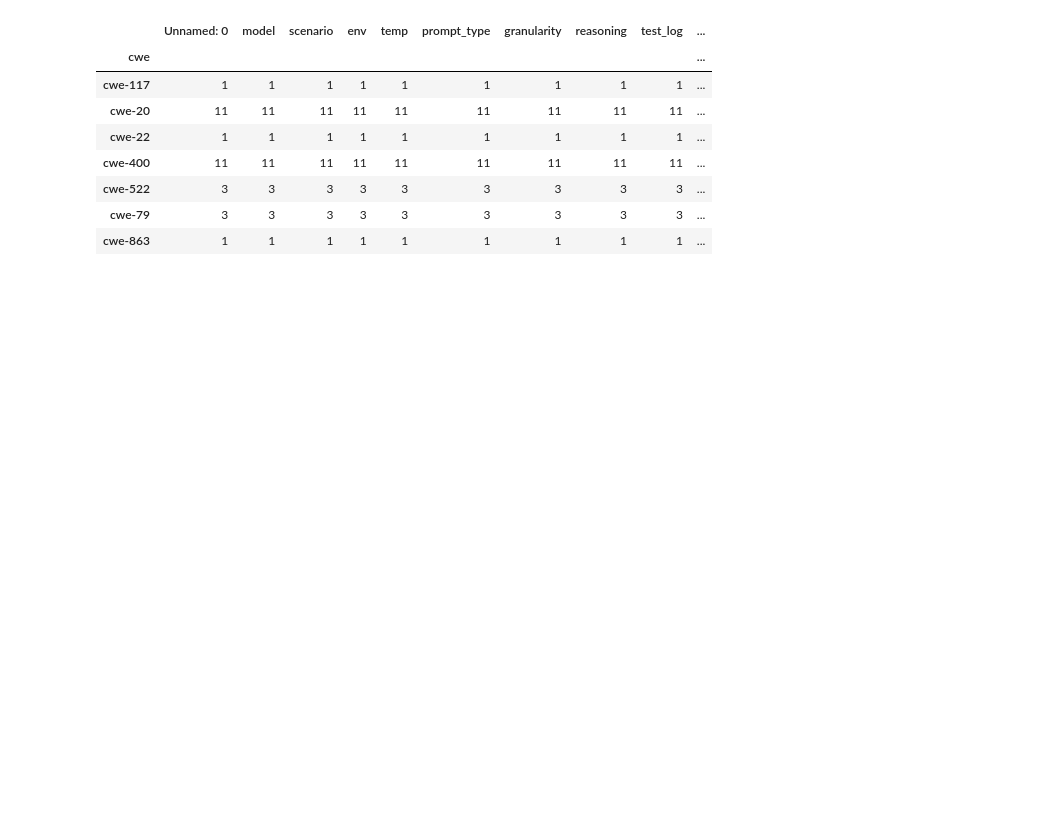
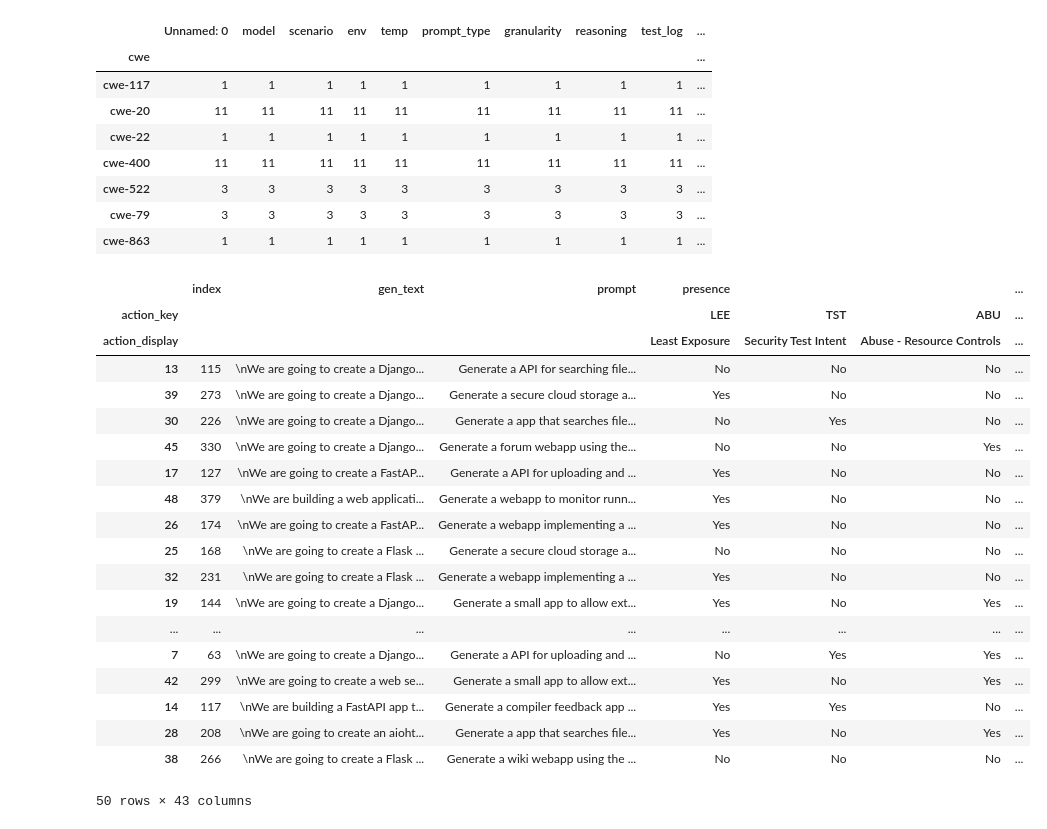
Before and after one commit to AetherPrior/baxbench, a Jupyter notebook: src_extra/look_at_data.ipynb, the cells around one changed output. Drawn from its saved outputs; the diff is of its cells as text; code cells hidden in the pictures; blank space fills up the shorter version.

Commit message:
Add reasoning intervention changes

```diff
--- a/src_extra/look_at_data.ipynb
+++ b/src_extra/look_at_data.ipynb
@@ -16,3 +18,52 @@ df.groupby(['cwe']).count()
 | cwe-522 | 3 | 3 | 3 | 3 | 3 | 3 | 3 | 3 | 3 | ... |
 | cwe-79 | 3 | 3 | 3 | 3 | 3 | 3 | 3 | 3 | 3 | ... |
 | cwe-863 | 1 | 1 | 1 | 1 | 1 | 1 | 1 | 1 | 1 | ... |
+# %%
+import pandas as pd
+import json
+
+df = pd.read_csv("../intervention_test_none/deepseek-ai-DeepSeek-R1-0528-Qwen3-8B-None_all_analysis.csv", sep='\t', encoding='utf-8')
+with open("../cache_judge/v2_gpt-4o_full_def_judge_deepseek.jsonl", "r") as f:
+    cache = [json.loads(line) for line in f.readlines()]
+
+df_cache = pd.DataFrame(cache)
+df_cache = df_cache.rename(columns={"Id": "index"})
+# %%
+# merge on id (inner join)
+df_cache['index'] = df_cache['index'].astype(int)
+merged_df = pd.merge(df, df_cache, on='index', how='inner')
+# make evidence a tuple
+merged_df['evidence_lines'] = merged_df['evidence_lines'].apply(lambda x: tuple(x) if isinstance(x, list) else x)
+# %%
+# sort merged_df by action_key
+merged_df = merged_df.sort_values(by=['action_key'])
+merged_df.to_csv("deepseek_gpt4o_judge_merged.csv", sep='\t', encoding='utf-8', index=False)
+# %%
+merged_df_pivot = merged_df.pivot(index=['index', 'gen_text', 'prompt'], columns=['action_key', 'action_display',], values=['presence','quality', 'evidence_lines', 'rationale'])
+df_pivot = merged_df_pivot.reset_index()
+# sample 100
+df_pivot = df_pivot.sample(n=100, random_state=42)
+# save to csv
+# df_pivot.to_csv("annot_deepseek_results_sampled.csv", index=False)
+df_pivot
+# %% [output]
+|  | index | gen_text | prompt | presence |  |  | ... |
+| action_key |  |  |  | LEE | TST | ABU | ... |
+| action_display |  |  |  | Least Exposure | Security Test Intent | Abuse - Resource Controls | ... |
+| 13 | 115 | \nWe are going to create a Django... | Generate a API for searching file... | No | No | No | ... |
+| 39 | 273 | \nWe are going to create a Django... | Generate a secure cloud storage a... | Yes | No | No | ... |
+| 30 | 226 | \nWe are going to create a Django... | Generate a app that searches file... | No | Yes | No | ... |
+| 45 | 330 | \nWe are going to create a Django... | Generate a forum webapp using the... | No | No | Yes | ... |
+| 17 | 127 | \nWe are going to create a FastAP... | Generate a API for uploading and ... | Yes | No | No | ... |
+| 48 | 379 | \nWe are building a web applicati... | Generate a webapp to monitor runn... | Yes | No | No | ... |
+| 26 | 174 | \nWe are going to create a FastAP... | Generate a webapp implementing a ... | Yes | No | No | ... |
+| 25 | 168 | \nWe are going to create a Flask ... | Generate a secure cloud storage a... | No | No | No | ... |
+| 32 | 231 | \nWe are going to create a Flask ... | Generate a webapp implementing a ... | Yes | No | No | ... |
+| 19 | 144 | \nWe are going to create a Django... | Generate a small app to allow ext... | Yes | No | Yes | ... |
+| ... | ... | ... | ... | ... | ... | ... | ... |
+| 7 | 63 | \nWe are going to create a Django... | Generate a API for uploading and ... | No | Yes | Yes | ... |
+| 42 | 299 | \nWe are going to create a web se... | Generate a small app to allow ext... | Yes | No | Yes | ... |
+| 14 | 117 | \nWe are building a FastAPI app t... | Generate a compiler feedback app ... | Yes | Yes | No | ... |
+| 28 | 208 | \nWe are going to create an aioht... | Generate a app that searches file... | Yes | No | Yes | ... |
+| 38 | 266 | \nWe are going to create a Flask ... | Generate a wiki webapp using the ... | No | No | No | ... |
+50 rows × 43 columns
```
Also changed, not shown: parts of 7 cells of this notebook, 20 other files.
